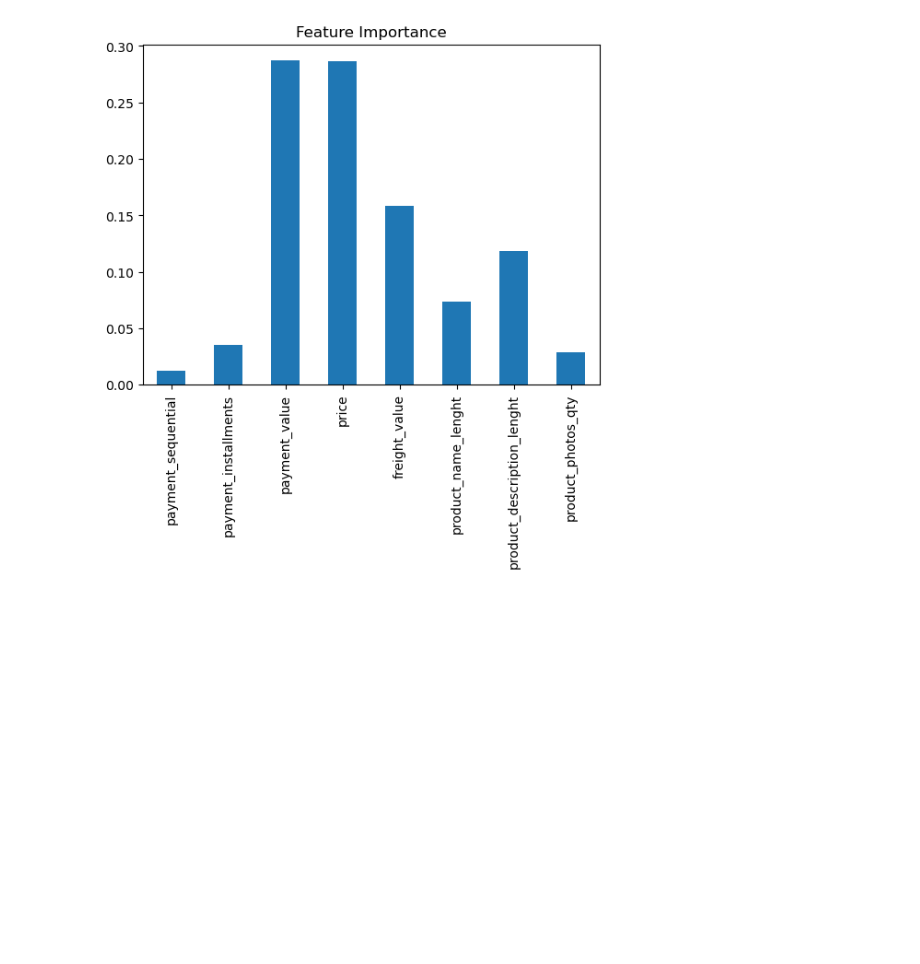
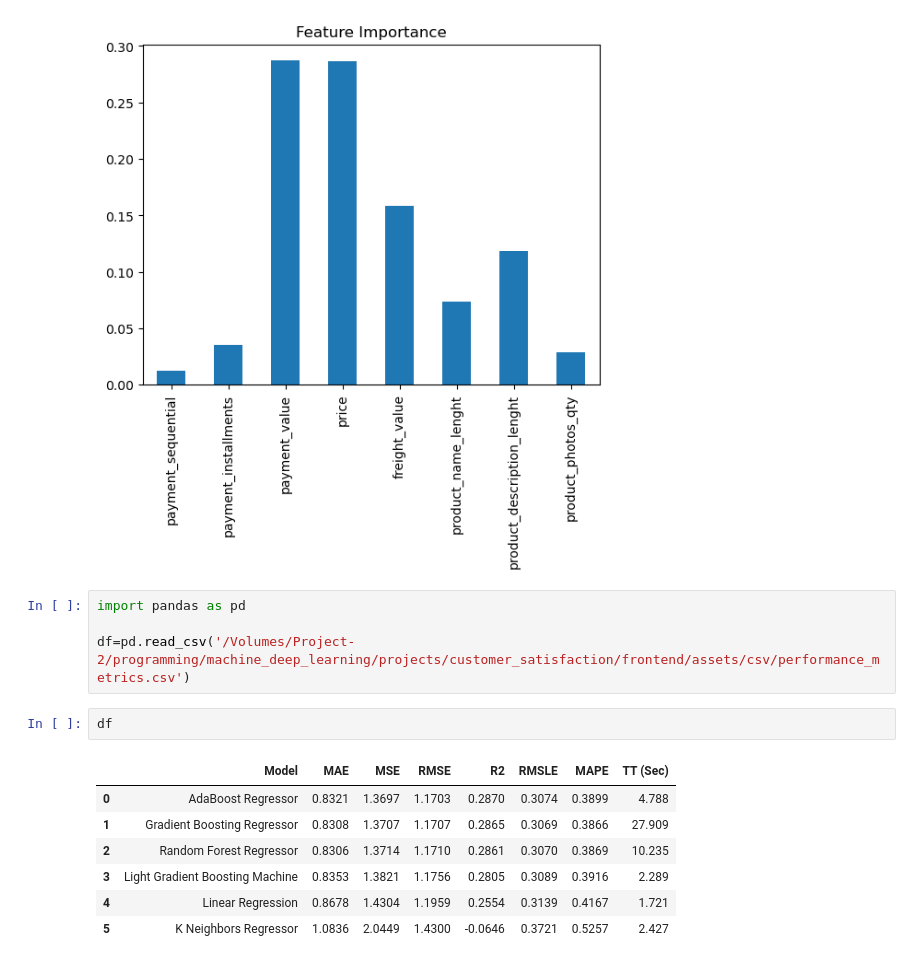
Before and after one commit to mageshyt/mlops_customer_satisfaction, a Jupyter notebook: notebooks/model-training.ipynb, the cells around one changed output. Cells and saved outputs as stored; diff of their text form; blank space fills up the shorter version.

```diff
--- a/notebooks/model-training.ipynb
+++ b/notebooks/model-training.ipynb
@@ -223,3 +223,17 @@ feature_df=pd.DataFrame(feature_dict,index=[0])
 feature_df.T.plot(kind='bar',legend=False,title='Feature Importance');
 # %% [output]
 [figure]
+# %%
+import pandas as pd
+
+df=pd.read_csv('/Volumes/Project-2/programming/machine_deep_learning/projects/customer_satisfaction/frontend/assets/csv/performance_metrics.csv')
+# %%
+df
+# %% [output]
+|  | Model | MAE | MSE | RMSE | R2 | RMSLE | MAPE | TT (Sec) |
+| 0 | AdaBoost Regressor | 0.8321 | 1.3697 | 1.1703 | 0.2870 | 0.3074 | 0.3899 | 4.788 |
+| 1 | Gradient Boosting Regressor | 0.8308 | 1.3707 | 1.1707 | 0.2865 | 0.3069 | 0.3866 | 27.909 |
+| 2 | Random Forest Regressor | 0.8306 | 1.3714 | 1.1710 | 0.2861 | 0.3070 | 0.3869 | 10.235 |
+| 3 | Light Gradient Boosting Machine | 0.8353 | 1.3821 | 1.1756 | 0.2805 | 0.3089 | 0.3916 | 2.289 |
+| 4 | Linear Regression | 0.8678 | 1.4304 | 1.1959 | 0.2554 | 0.3139 | 0.4167 | 1.721 |
+| 5 | K Neighbors Regressor | 1.0836 | 2.0449 | 1.4300 | -0.0646 | 0.3721 | 0.5257 | 2.427 |
```
Also changed, not shown: parts of 4 cells of this notebook, 9 other files.
